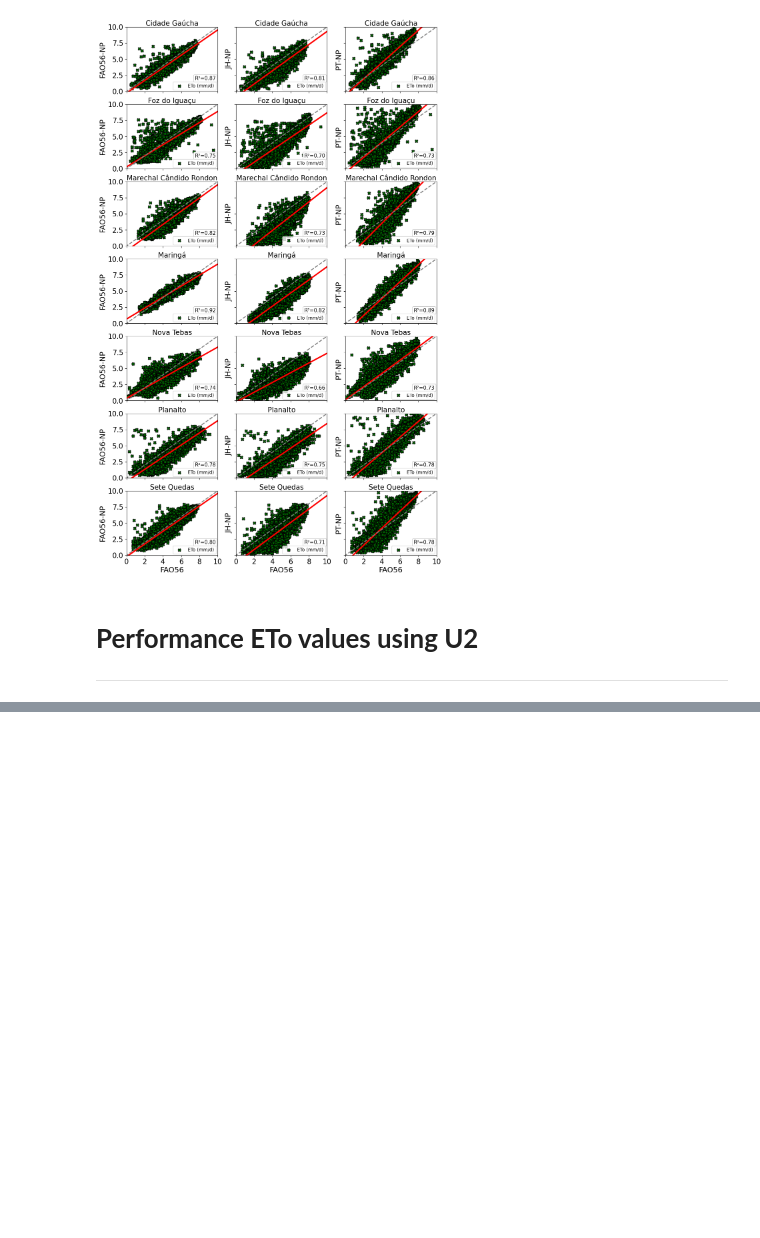
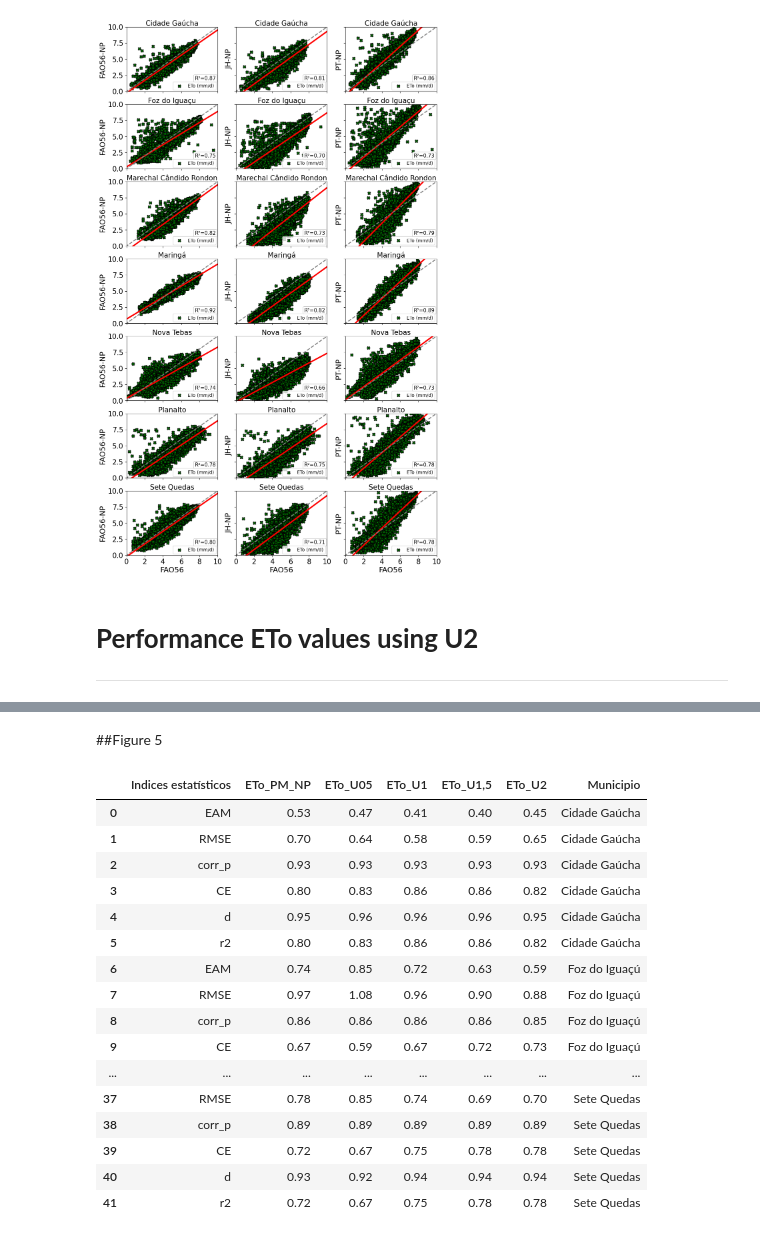
Before and after one commit to fcoliveira-utfpr/nasapower_validation, a Jupyter notebook: validation_eto.ipynb, the cells around one changed output, grey strips where cells are left out. Drawn from its saved outputs; the diff is of its cells as text; code cells hidden in the pictures; blank space fills up the shorter version.

```diff
--- a/validation_eto.ipynb
+++ b/validation_eto.ipynb
@@ -739,0 +857,34 @@ municipalities
+# %% [markdown]
+##Figure 5
+# %%
+# -------------------------------------------------------------------
+# Data source URL
+# -------------------------------------------------------------------
+url_5 = "https://raw.githubusercontent.com/fcoliveira-utfpr/nasapower_validation/refs/heads/main/metricas_eto_vs_u2.csv"
+# Read CSV file
+df = pd.read_csv(url_5)
+cidades = df.Municipio
+index = df['Indices estatísticos']
+df = df.replace({',': '.'}, regex=True)
+df = df.apply(lambda x: pd.to_numeric(x, errors = 'coerce'), axis=1)
+df['Municipio'] = cidades
+df['Indices estatísticos'] = index
+df
+# %% [output]
+|  | Indices estatísticos | ETo_PM_NP | ETo_U05 | ETo_U1 | ETo_U1,5 | ETo_U2 | Municipio |
+| 0 | EAM | 0.53 | 0.47 | 0.41 | 0.40 | 0.45 | Cidade Gaúcha |
+| 1 | RMSE | 0.70 | 0.64 | 0.58 | 0.59 | 0.65 | Cidade Gaúcha |
+| 2 | corr_p | 0.93 | 0.93 | 0.93 | 0.93 | 0.93 | Cidade Gaúcha |
+| 3 | CE | 0.80 | 0.83 | 0.86 | 0.86 | 0.82 | Cidade Gaúcha |
+| 4 | d | 0.95 | 0.96 | 0.96 | 0.96 | 0.95 | Cidade Gaúcha |
+| 5 | r2 | 0.80 | 0.83 | 0.86 | 0.86 | 0.82 | Cidade Gaúcha |
+| 6 | EAM | 0.74 | 0.85 | 0.72 | 0.63 | 0.59 | Foz do Iguaçú |
+| 7 | RMSE | 0.97 | 1.08 | 0.96 | 0.90 | 0.88 | Foz do Iguaçú |
+| 8 | corr_p | 0.86 | 0.86 | 0.86 | 0.86 | 0.85 | Foz do Iguaçú |
+| 9 | CE | 0.67 | 0.59 | 0.67 | 0.72 | 0.73 | Foz do Iguaçú |
+| ... | ... | ... | ... | ... | ... | ... | ... |
+| 37 | RMSE | 0.78 | 0.85 | 0.74 | 0.69 | 0.70 | Sete Quedas |
+| 38 | corr_p | 0.89 | 0.89 | 0.89 | 0.89 | 0.89 | Sete Quedas |
+| 39 | CE | 0.72 | 0.67 | 0.75 | 0.78 | 0.78 | Sete Quedas |
+| 40 | d | 0.93 | 0.92 | 0.94 | 0.94 | 0.94 | Sete Quedas |
+| 41 | r2 | 0.72 | 0.67 | 0.75 | 0.78 | 0.78 | Sete Quedas |
```
Also changed, not shown: parts of 7 cells of this notebook.
